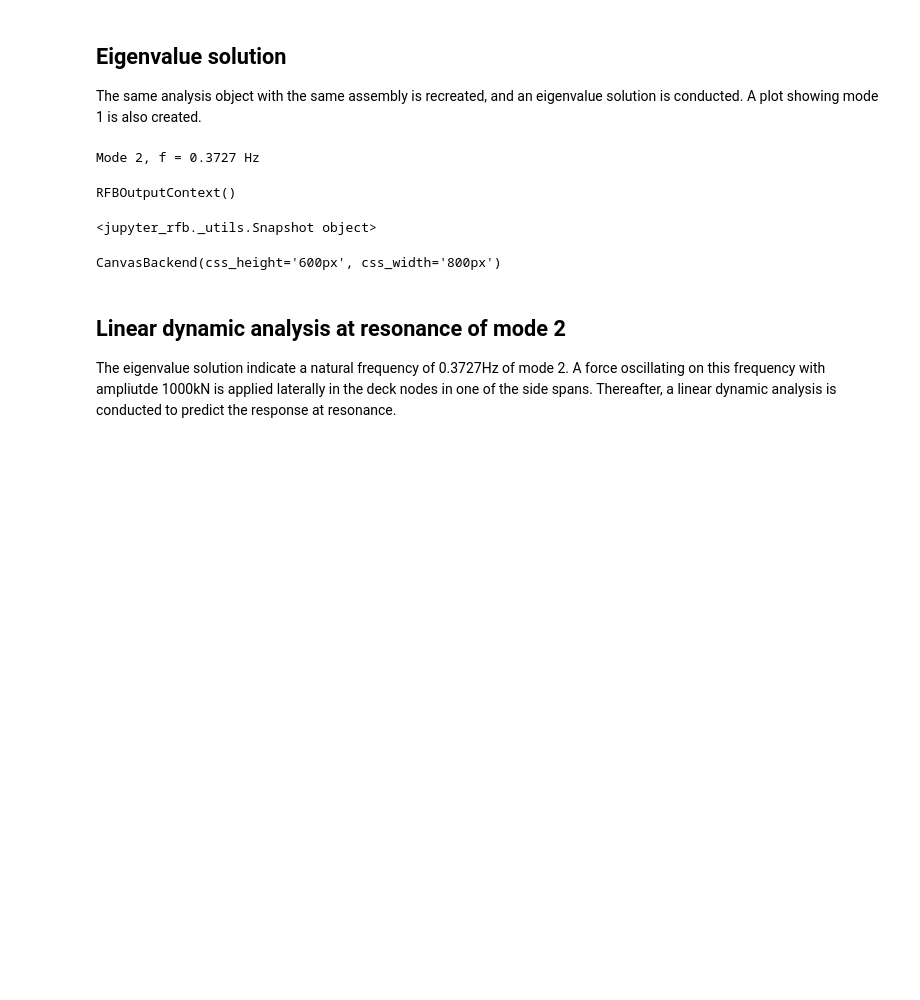
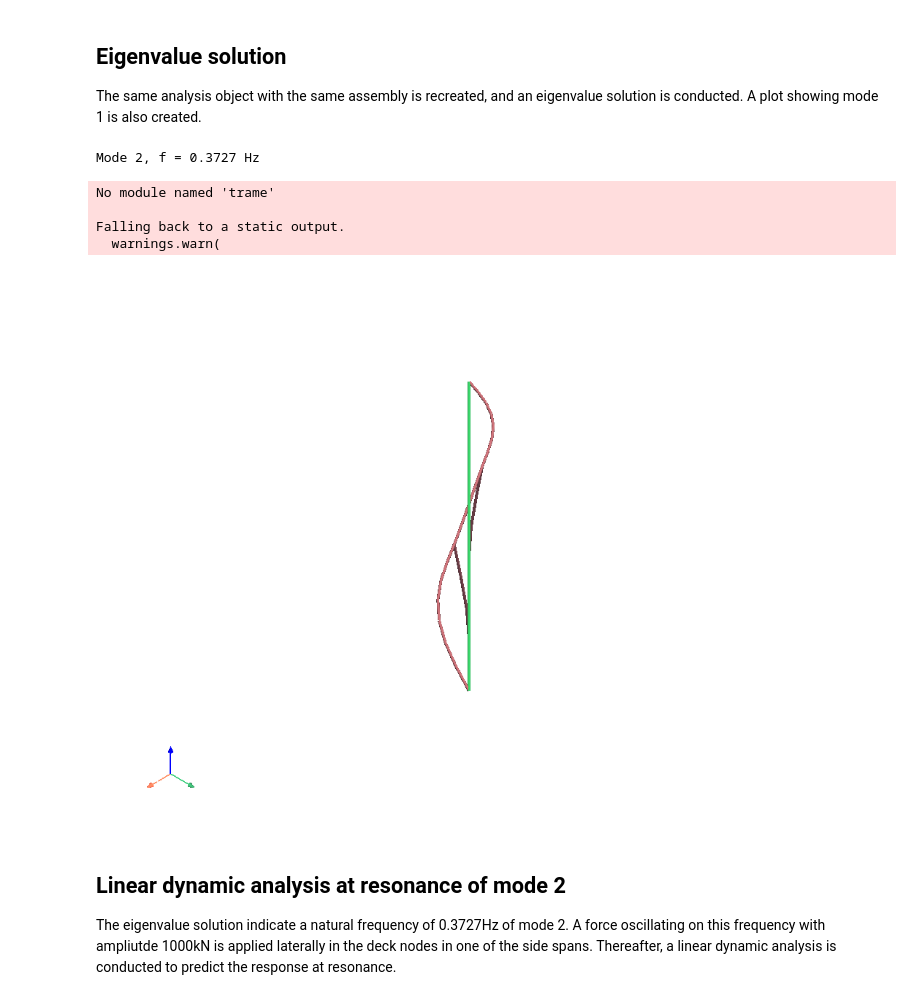
Before and after one commit to knutankv/beef, a Jupyter notebook: examples/Static and dynamic analysis of frame in 3D.ipynb, the cells around one changed output. Drawn from its saved outputs; the diff is of its cells as text; code cells hidden in the pictures; blank space fills up the shorter version.

```diff
--- a/examples/Static and dynamic analysis of frame in 3D.ipynb
+++ b/examples/Static and dynamic analysis of frame in 3D.ipynb
@@ -126,23 +124,23 @@ The same analysis object with the same assembly is recreated, and an eigenvalue
 # %%
 from beef.modal import normalize_phi
 
 analysis = fe.Analysis(assembly)
 lambd, phi = analysis.run_eig()
 
 phi = normalize_phi(phi)
 
 mode_ix = 1
 scaling = 5.0
 analysis.eldef.deform(phi[:,mode_ix]*scaling)
 print(f'Mode {mode_ix+1}, f = {np.abs(np.imag(lambd[mode_ix])/2/np.pi):.4f} Hz')
-sc, __ = analysis.eldef.plot(overlay_deformed=True)
-
-sc
+sc = analysis.eldef.plot(plot_states=['undeformed', 'deformed'])
 # %% [output]
 Mode 2, f = 0.3727 Hz
-RFBOutputContext()
+No module named 'trame'
+
+Falling back to a static output.
+  warnings.warn(
-<jupyter_rfb._utils.Snapshot object>
-CanvasBackend(css_height='600px', css_width='800px')
+[figure, added]
 # %% [markdown]
 ## Linear dynamic analysis at resonance of mode 2
 The eigenvalue solution indicate a natural frequency of 0.3727Hz of mode 2. A force oscillating on this frequency with ampliutde 1000kN is applied laterally in the deck nodes in one of the side spans. Thereafter, a linear dynamic analysis is conducted to predict the response at resonance.
```
Also changed, not shown: parts of 3 cells of this notebook, 5 other files.
